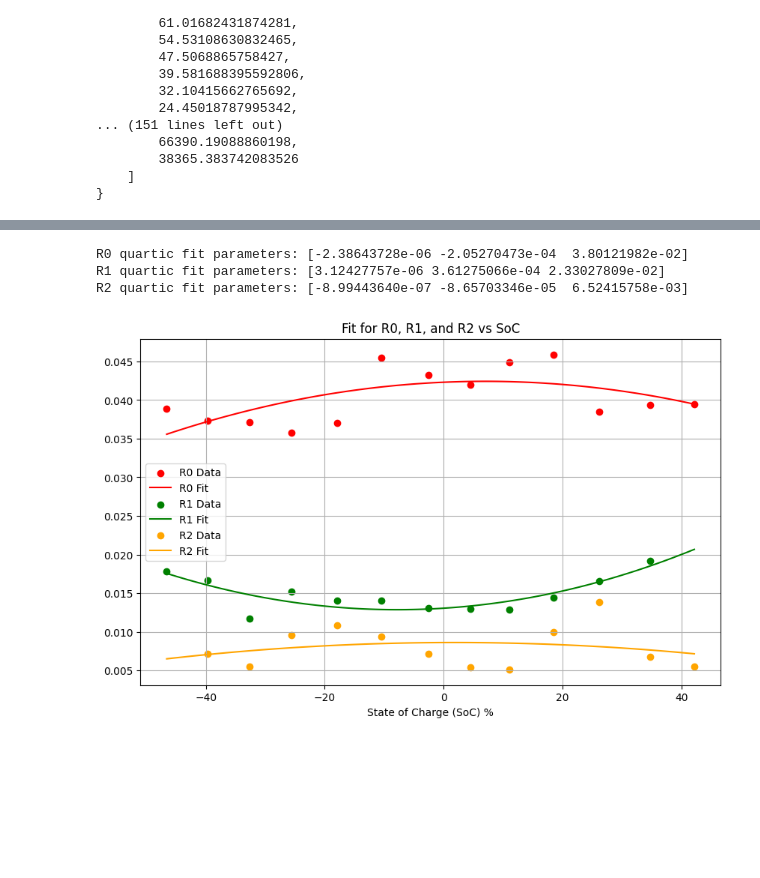
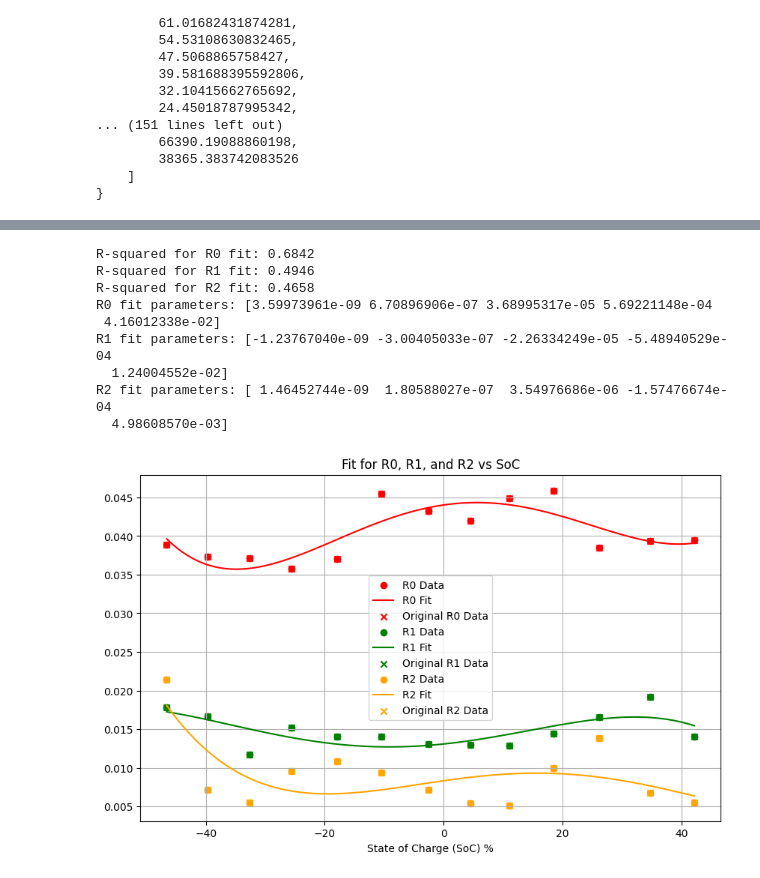
Before and after one commit to Inverated/Proa-II-Electrical-Setup, a Jupyter notebook: Calibration Data 2/Data/calibration_code/4.rc-curve-fit.ipynb, the cells around one changed output, grey strips where cells are left out. Saved outputs shown, nothing was run; the diff lists cells and outputs as text; code cells hidden in the pictures; blank space fills up the shorter version.

```diff
--- a/Calibration Data 2/Data/calibration_code/4.rc-curve-fit.ipynb
+++ b/Calibration Data 2/Data/calibration_code/4.rc-curve-fit.ipynb
@@ -232,50 +229,62 @@ r2_cleaned = []
 r2_soc = []
 
 r0_index_to_drop = []
-for i in range(len(fitted_params_list["r0"])):
+r1_index_to_drop = []
+r2_index_to_drop = []
+for i in range(len(normalised_soc)):
     if i not in r0_index_to_drop:
         r0_cleaned.append(fitted_params_list["r0"][i])
         r0_soc.append(normalised_soc[i])
 
-r1_index_to_drop = [0]
-for i in range(len(fitted_params_list["r1"])):
     if i not in r1_index_to_drop:
         r1_cleaned.append(fitted_params_list["r1"][i])
         r1_soc.append(normalised_soc[i])
 
-r2_index_to_drop = [12]
-for i in range(len(fitted_params_list["r2"])):
     if i not in r2_index_to_drop:
         r2_cleaned.append(fitted_params_list["r2"][i])
         r2_soc.append(normalised_soc[i])
 # %%
 CENTER = 50 # Shift center of graph at 50% SoC to origin
-r_model = lambda x, a, b, c: a * (x - CENTER)**2 + b * (x - CENTER)**1 + c
+r_model = lambda x, a, b, c, d, e: a * (x - CENTER)**4 + b * (x - CENTER)**3 + c * (x - CENTER)**2 + d * (x - CENTER) + e
 
 r0_params, _ = curve_fit.curve_fit(r_model, r0_soc, r0_cleaned)
 r1_params, _ = curve_fit.curve_fit(r_model, r1_soc, r1_cleaned)
 r2_params, _ = curve_fit.curve_fit(r_model, r2_soc, r2_cleaned)
-
-print(f"R0 quartic fit parameters: {r0_params}")
-print(f"R1 quartic fit parameters: {r1_params}")
-print(f"R2 quartic fit parameters: {r2_params}")
+print(f"R-squared for R0 fit: {r_squared(np.array(r0_soc), np.array(r0_cleaned), r_model, *r0_params):.4f}")
+print(f"R-squared for R1 fit: {r_squared(np.array(r1_soc), np.array(r1_cleaned), r_model, *r1_params):.4f}")
+print(f"R-squared for R2 fit: {r_squared(np.array(r2_soc), np.array(r2_cleaned), r_model, *r2_params):.4f}")
+print(f"R0 fit parameters: {r0_params}")
+print(f"R1 fit parameters: {r1_params}")
+print(f"R2 fit parameters: {r2_params}")
 
 x_fit_r = np.linspace(min(normalised_soc), max(normalised_soc), 100)
 
 plt.figure(figsize=(10, 6))
 plt.scatter(r0_soc, r0_cleaned, label='R0 Data', color='red')
 plt.plot(x_fit_r, r_model(x_fit_r, *r0_params), label='R0 Fit', color='red')
+plt.scatter(normalised_soc, fitted_params_list["r0"], label='Original R0 Data', color='red', marker='x')
+
 plt.scatter(r1_soc, r1_cleaned, label='R1 Data', color='green')
 plt.plot(x_fit_r, r_model(x_fit_r, *r1_params), label='R1 Fit', color='green')
+plt.scatter(normalised_soc, fitted_params_list["r1"], label='Original R1 Data', color='green', marker='x')
+
 plt.scatter(r2_soc, r2_cleaned, label='R2 Data', color='orange')
 plt.plot(x_fit_r, r_model(x_fit_r, *r2_params), label='R2 Fit', color='orange')
+plt.scatter(normalised_soc, fitted_params_list["r2"], label='Original R2 Data', color='orange', marker='x')
+
 plt.title('Fit for R0, R1, and R2 vs SoC')
 plt.xlabel('State of Charge (SoC) %')
 plt.legend()
 plt.grid()
 plt.show()
 # %% [output]
-R0 quartic fit parameters: [-2.38643728e-06 -2.05270473e-04  3.80121982e-02]
-R1 quartic fit parameters: [3.12427757e-06 3.61275066e-04 2.33027809e-02]
-R2 quartic fit parameters: [-8.99443640e-07 -8.65703346e-05  6.52415758e-03]
+R-squared for R0 fit: 0.6842
+R-squared for R1 fit: 0.4946
+R-squared for R2 fit: 0.4658
+R0 fit parameters: [3.59973961e-09 6.70896906e-07 3.68995317e-05 5.69221148e-04
+ 4.16012338e-02]
+R1 fit parameters: [-1.23767040e-09 -3.00405033e-07 -2.26334249e-05 -5.48940529e-04
+  1.24004552e-02]
+R2 fit parameters: [ 1.46452744e-09  1.80588027e-07  3.54976686e-06 -1.57476674e-04
+  4.98608570e-03]
-[figure, old version]
+[figure, new version]
```
Also changed, not shown: parts of 20 cells of this notebook, 33 other files.
